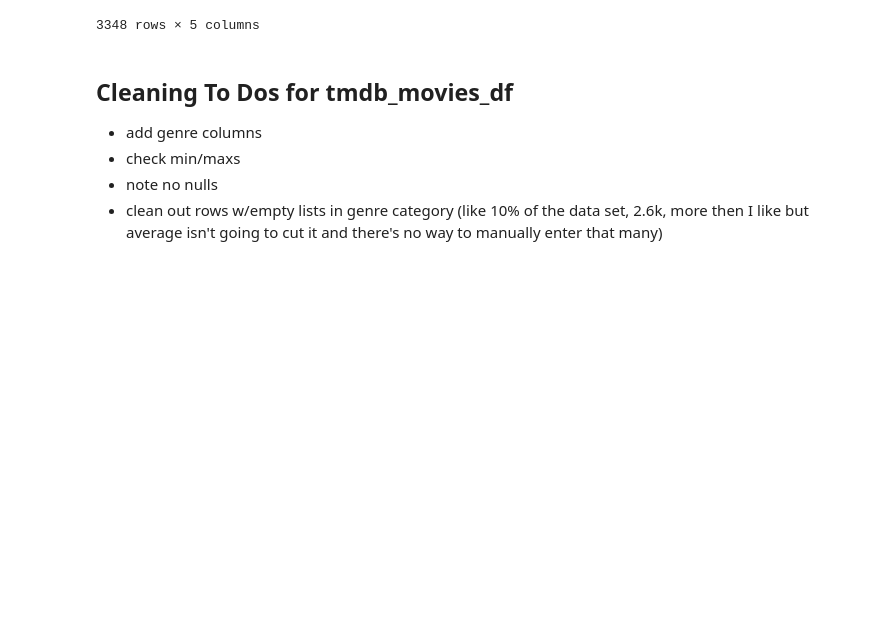
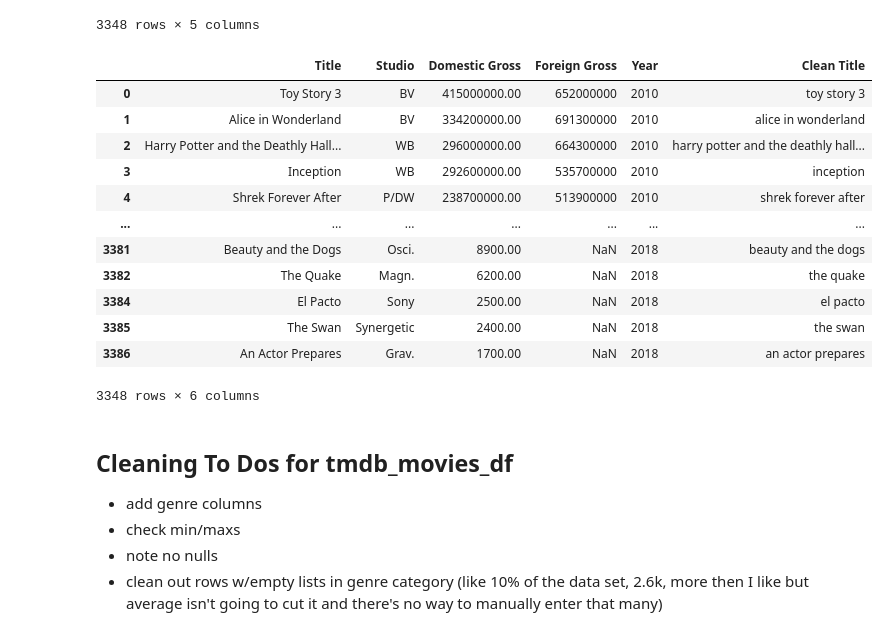
Before and after one commit to houleyemballo/AnalysisMovieData, a Jupyter notebook: DataCleaning.ipynb, the cells around one changed output. Drawn from its saved outputs; the diff is of its cells as text; code cells hidden in the pictures; blank space fills up the shorter version.

Commit message:
Add updated, and hopefully final, version of the Cleaning notebook

```diff
--- a/DataCleaning.ipynb
+++ b/DataCleaning.ipynb
@@ -252,3 +252,20 @@ movie_gross_df
 | 3385 | The Swan | Synergetic | 2400.00 | NaN | 2018 |
 | 3386 | An Actor Prepares | Grav. | 1700.00 | NaN | 2018 |
 3348 rows × 5 columns
+# %%
+#create cleaned up version of the title column to use in link
+movie_gross_df['Clean Title'] = movie_gross_df['Title'].str.replace(r'[^\w\s]+', '').str.lower()
+# %% [output]
+|  | Title | Studio | Domestic Gross | Foreign Gross | Year | Clean Title |
+| 0 | Toy Story 3 | BV | 415000000.00 | 652000000 | 2010 | toy story 3 |
+| 1 | Alice in Wonderland | BV | 334200000.00 | 691300000 | 2010 | alice in wonderland |
+| 2 | Harry Potter and the Deathly Hall... | WB | 296000000.00 | 664300000 | 2010 | harry potter and the deathly hall... |
+| 3 | Inception | WB | 292600000.00 | 535700000 | 2010 | inception |
+| 4 | Shrek Forever After | P/DW | 238700000.00 | 513900000 | 2010 | shrek forever after |
+| ... | ... | ... | ... | ... | ... | ... |
+| 3381 | Beauty and the Dogs | Osci. | 8900.00 | NaN | 2018 | beauty and the dogs |
+| 3382 | The Quake | Magn. | 6200.00 | NaN | 2018 | the quake |
+| 3384 | El Pacto | Sony | 2500.00 | NaN | 2018 | el pacto |
+| 3385 | The Swan | Synergetic | 2400.00 | NaN | 2018 | the swan |
+| 3386 | An Actor Prepares | Grav. | 1700.00 | NaN | 2018 | an actor prepares |
+3348 rows × 6 columns
```
Also changed, not shown: parts of 5 cells of this notebook.
